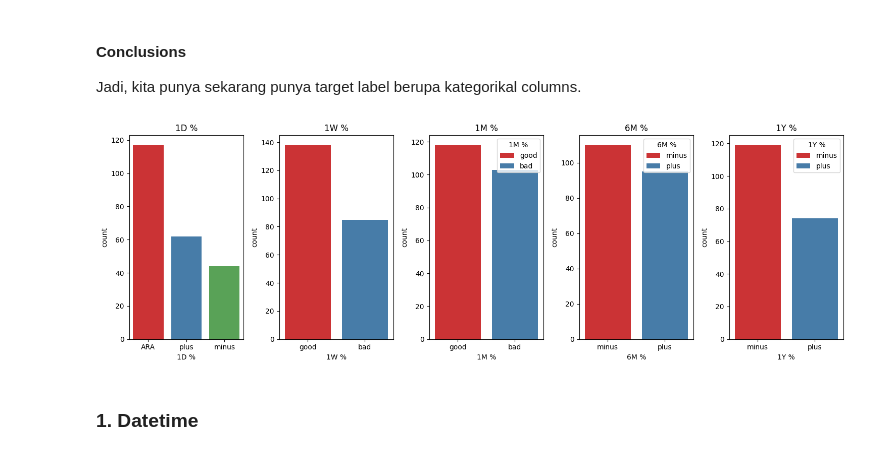
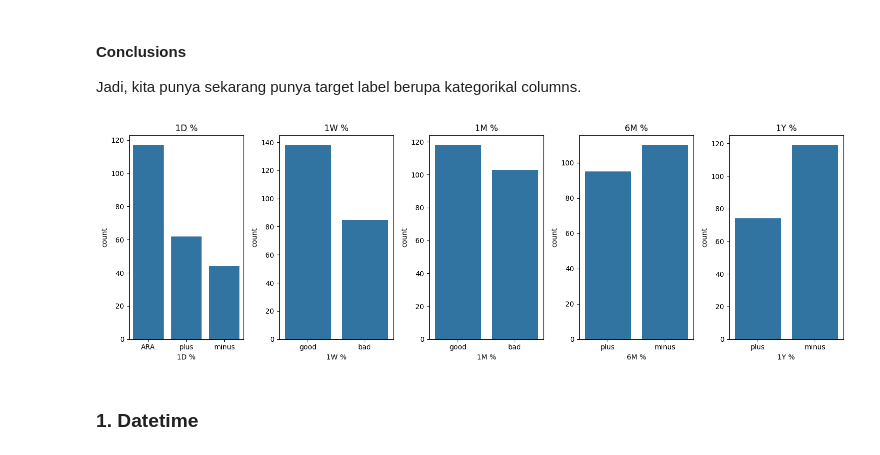
Before and after one commit to williamtheodoruswijaya/Datathon-UI-2025, a Jupyter notebook: notebook/Filip/notebook_data.ipynb, the cells around one changed output. Cells and saved outputs as stored; diff of their text form; code cells hidden in the pictures.

```diff
--- a/notebook/Filip/notebook_data.ipynb
+++ b/notebook/Filip/notebook_data.ipynb
@@ -169,22 +169,32 @@ for col in ['6M %', '1Y %']:
 #### Conclusions
 
 Jadi, kita punya sekarang punya target label berupa kategorikal columns.
+# %%
+custom_orders = {
+    '1D %': ['ARA', 'plus', 'minus'],
+    '1W %': ['good', 'bad'],
+    '1M %': ['good', 'bad'],
+    '6M %': ['plus', 'minus'],
+    '1Y %': ['plus', 'minus']
+}
 # %%
 fig, ax = plt.subplots(1, 5, figsize=(15, 5))
-sns.countplot(x='1D %', data=df, ax=ax[0], hue='1D %', palette='Set1')
-sns.countplot(x='1W %', data=df, ax=ax[1], hue='1W %', palette='Set1')
-sns.countplot(x='1M %', data=df, ax=ax[2], hue='1M %', palette='Set1')
-sns.countplot(x='6M %', data=df, ax=ax[3], hue='6M %', palette='Set1')
-sns.countplot(x='1Y %', data=df, ax=ax[4], hue='1Y %', palette='Set1')
-ax[0].set_title('1D %')
-ax[1].set_title('1W %')
-ax[2].set_title('1M %')
-ax[3].set_title('6M %')
-ax[4].set_title('1Y %')
+
+cols = ['1D %', '1W %', '1M %', '6M %', '1Y %']
+
+for i, col in enumerate(cols):
+    sns.countplot(
+        x=col,
+        data=df,
+        ax=ax[i],
+        order=custom_orders.get(col)
+    )
+    ax[i].set_title(col)
+
 plt.tight_layout()
 plt.show()
 # %% [output]
-[figure, old version]
+[figure, new version]
 # %% [markdown]
 ### 1. Datetime
 # %%
```
Also changed, not shown: parts of 35 cells of this notebook, 4 other files.
